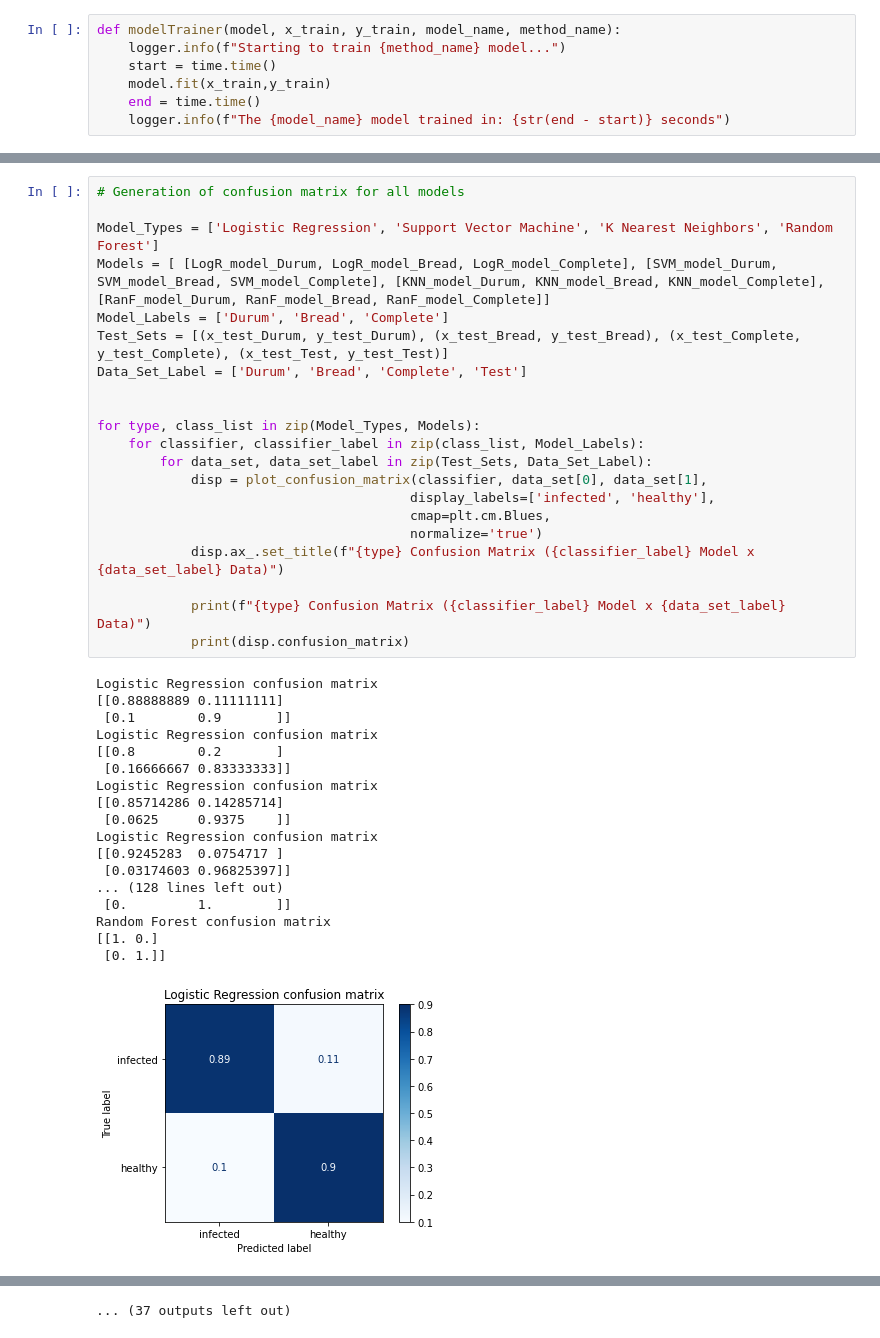
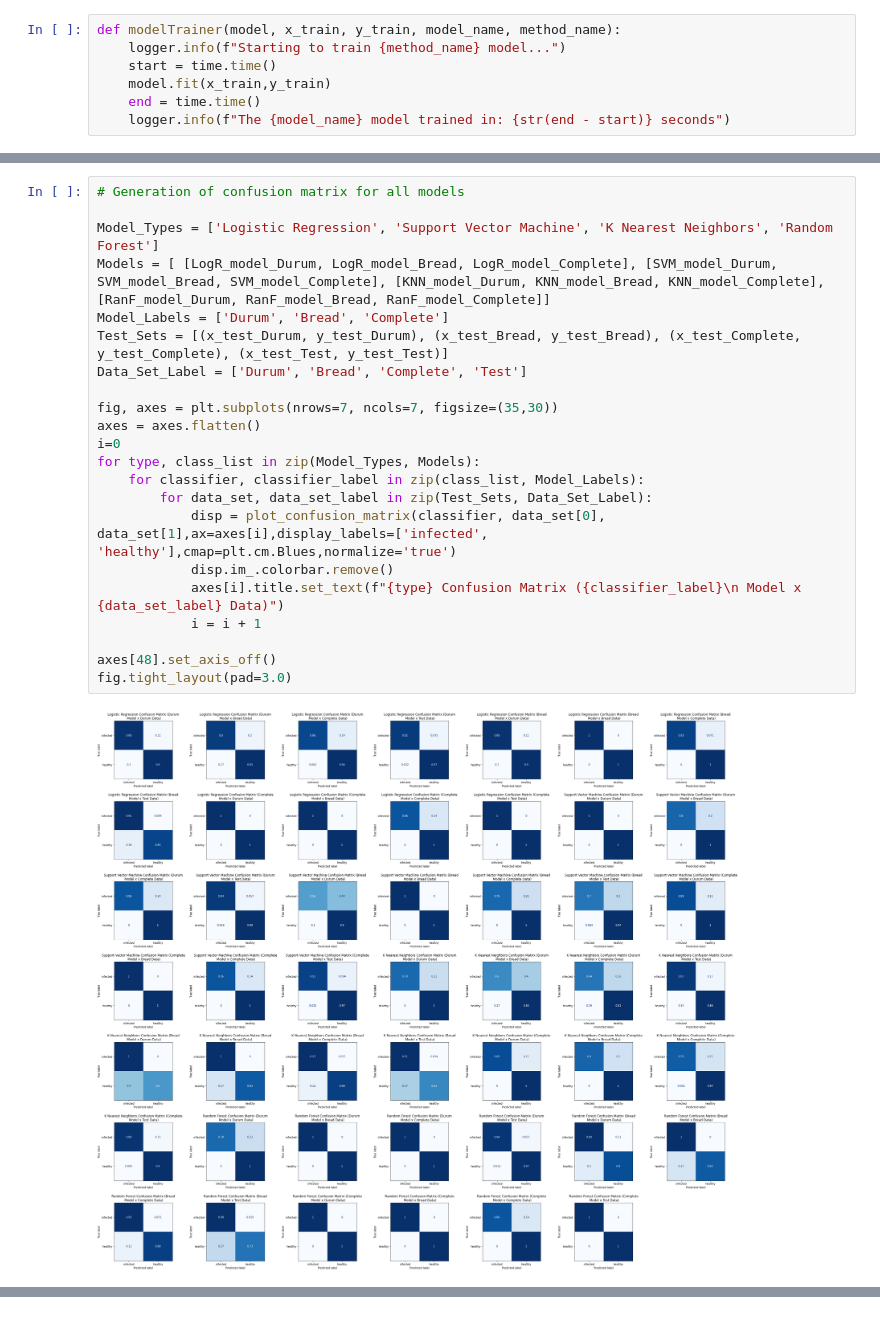
Before and after one commit to syncrotron/Thesis, a Jupyter notebook: General/bin/General.ipynb, the cells around one changed output, grey strips where cells are left out. Saved outputs shown, nothing was run; the diff lists cells and outputs as text.

Commit message:
Got normalized matrix of confusion matrix generated

```diff
--- a/General/bin/General.ipynb
+++ b/General/bin/General.ipynb
@@ -237,40 +186,24 @@ modelTrainer(RanF_model_Complete, x_train_Complete, y_train_Complete, "Complete"
 # %%
 # Generation of confusion matrix for all models
 
 Model_Types = ['Logistic Regression', 'Support Vector Machine', 'K Nearest Neighbors', 'Random Forest']
 Models = [ [LogR_model_Durum, LogR_model_Bread, LogR_model_Complete], [SVM_model_Durum, SVM_model_Bread, SVM_model_Complete], [KNN_model_Durum, KNN_model_Bread, KNN_model_Complete], [RanF_model_Durum, RanF_model_Bread, RanF_model_Complete]]
 Model_Labels = ['Durum', 'Bread', 'Complete']
 Test_Sets = [(x_test_Durum, y_test_Durum), (x_test_Bread, y_test_Bread), (x_test_Complete, y_test_Complete), (x_test_Test, y_test_Test)]
 Data_Set_Label = ['Durum', 'Bread', 'Complete', 'Test']
 
-
+fig, axes = plt.subplots(nrows=7, ncols=7, figsize=(35,30))
+axes = axes.flatten()
+i=0
 for type, class_list in zip(Model_Types, Models):
     for classifier, classifier_label in zip(class_list, Model_Labels):
         for data_set, data_set_label in zip(Test_Sets, Data_Set_Label):
-            disp = plot_confusion_matrix(classifier, data_set[0], data_set[1],
-                                        display_labels=['infected', 'healthy'],
-                                        cmap=plt.cm.Blues,
-                                        normalize='true')
-            disp.ax_.set_title(f"{type} Confusion Matrix ({classifier_label} Model x {data_set_label} Data)")
+            disp = plot_confusion_matrix(classifier, data_set[0], data_set[1],ax=axes[i],display_labels=['infected', 'healthy'],cmap=plt.cm.Blues,normalize='true')
+            disp.im_.colorbar.remove()
+            axes[i].title.set_text(f"{type} Confusion Matrix ({classifier_label}\n Model x {data_set_label} Data)")
+            i = i + 1
 
-            print(f"{type} Confusion Matrix ({classifier_label} Model x {data_set_label} Data)")
-            print(disp.confusion_matrix)
+axes[48].set_axis_off()
+fig.tight_layout(pad=3.0)
 # %% [output]
-Logistic Regression confusion matrix
-[[0.88888889 0.11111111]
- [0.1        0.9       ]]
-Logistic Regression confusion matrix
-[[0.8        0.2       ]
- [0.16666667 0.83333333]]
-Logistic Regression confusion matrix
-[[0.85714286 0.14285714]
- [0.0625     0.9375    ]]
-Logistic Regression confusion matrix
-[[0.9245283  0.0754717 ]
- [0.03174603 0.96825397]]
-... (128 lines left out)
- [0.         1.        ]]
-Random Forest confusion matrix
-[[1. 0.]
- [0. 1.]]
-[figure, old version]
+[figure, new version]
@@ -287 +209,0 @@ Random Forest confusion matrix
-... (37 outputs left out)
```
Also changed, not shown: parts of 8 cells of this notebook, 1 other file.
